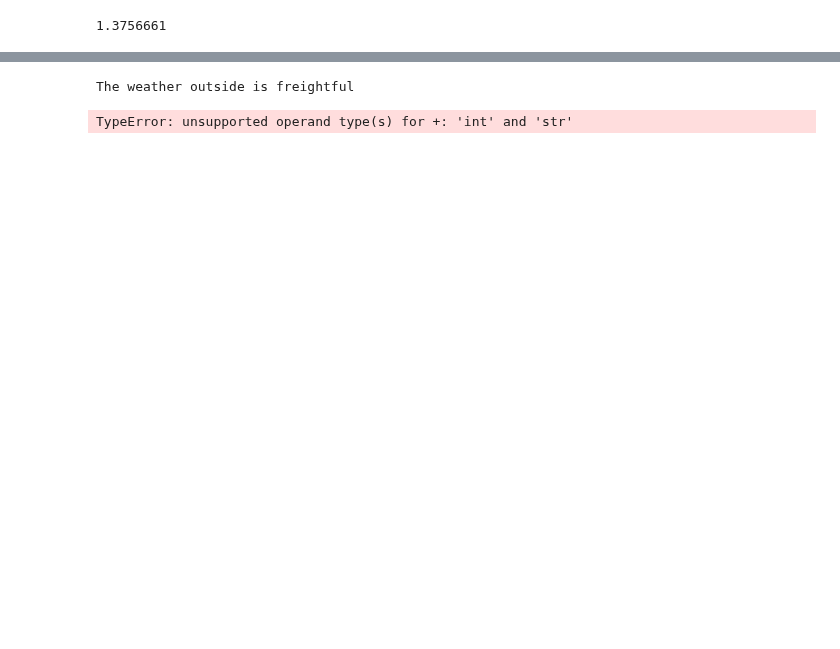
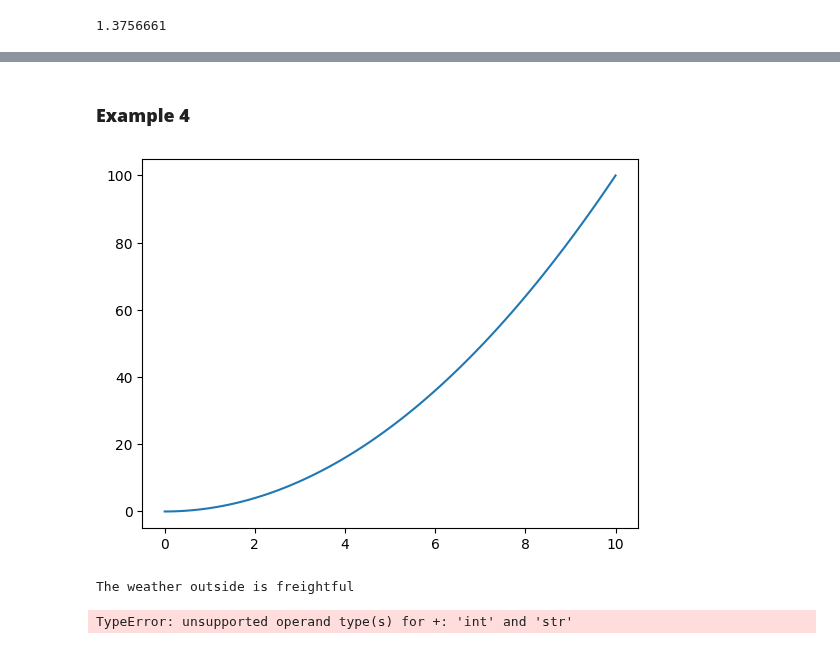
Before and after one commit to pharringtonp19/business-analytics, a Jupyter notebook: notebooks/Basics_of_Programming.ipynb, the cells around one changed output, grey strips where cells are left out. Cells and saved outputs as stored; diff of their text form; code cells hidden in the pictures; blank space fills up the shorter version.

```diff
--- a/notebooks/Basics_of_Programming.ipynb
+++ b/notebooks/Basics_of_Programming.ipynb
@@ -24,3 +39,12 @@ print(jax.grad(f, argnums=(0))(p, i, n, m))
+# %% [markdown]
+### **Example 4**
+# %%
+xs = jnp.linspace(0, 10, 100)
+ys = xs**2
+plt.plot(xs, ys)
+plt.show()
+# %% [output]
+[figure, added]
 # %%
 a = "The weather outside is "
 b = "freightful"
```
Also changed, not shown: parts of 4 cells of this notebook.
